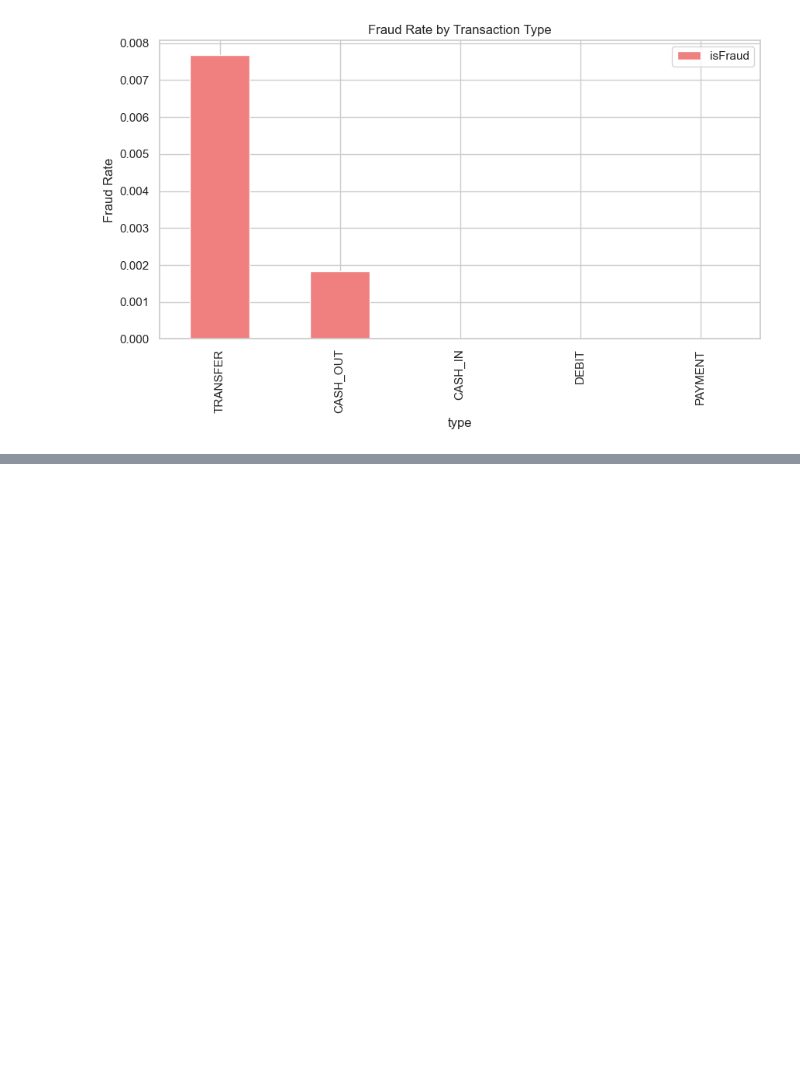
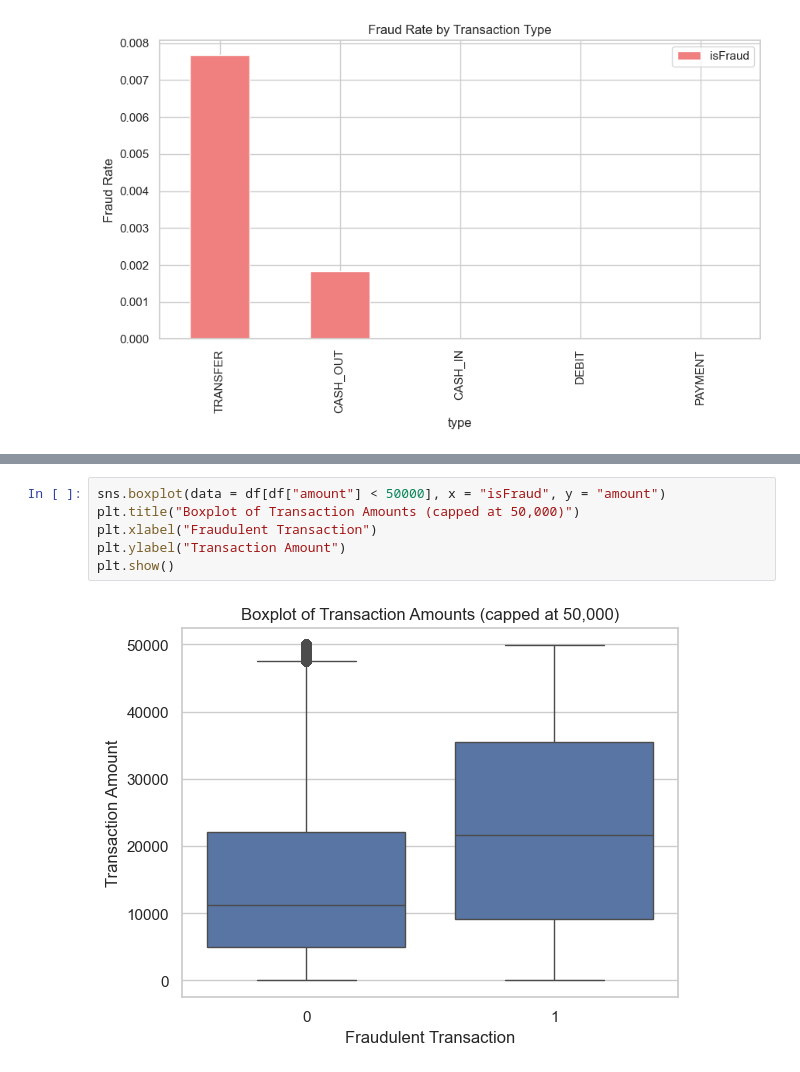
Before and after one commit to halchemylab/Fraud-Detection-Machine-Learning-Project, a Jupyter notebook: analysis.ipynb, the cells around one changed output, grey strips where cells are left out. Saved outputs shown, nothing was run; the diff lists cells and outputs as text; blank space fills up the shorter version.

```diff
--- a/analysis.ipynb
+++ b/analysis.ipynb
@@ -111,0 +121,8 @@ Name: amount, dtype: int32
+# %%
+sns.boxplot(data = df[df["amount"] < 50000], x = "isFraud", y = "amount")
+plt.title("Boxplot of Transaction Amounts (capped at 50,000)")
+plt.xlabel("Fraudulent Transaction")
+plt.ylabel("Transaction Amount")
+plt.show()
+# %% [output]
+[figure, added]
```
Also changed, not shown: parts of 3 cells of this notebook.
